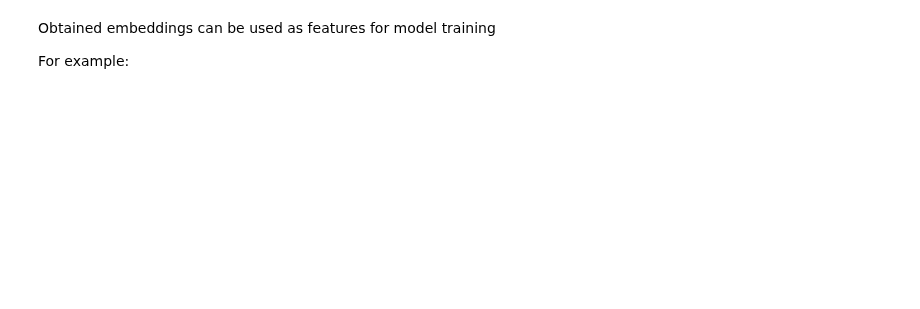
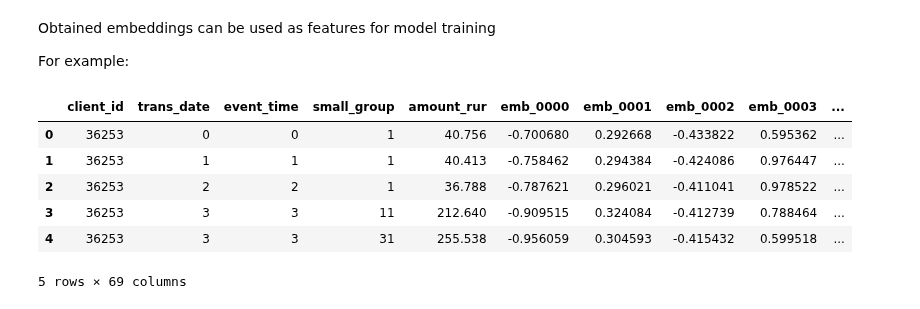
Before and after one commit to dllllb/pytorch-lifestream, a Jupyter notebook: demo/transaction-emb.ipynb, the cells around one changed output. Cells and saved outputs as stored; diff of their text form; code cells hidden in the pictures; blank space fills up the shorter version.

```diff
--- a/demo/transaction-emb.ipynb
+++ b/demo/transaction-emb.ipynb
@@ -354,3 +344,13 @@ Text(0, 0.5, 'trans_date')
 Obtained embeddings can be used as features for model training
 
 For example:
+# %%
+full_predict.head()
+# %% [output]
+|  | client_id | trans_date | event_time | small_group | amount_rur | emb_0000 | emb_0001 | emb_0002 | emb_0003 | ... |
+| 0 | 36253 | 0 | 0 | 1 | 40.756 | -0.700680 | 0.292668 | -0.433822 | 0.595362 | ... |
+| 1 | 36253 | 1 | 1 | 1 | 40.413 | -0.758462 | 0.294384 | -0.424086 | 0.976447 | ... |
+| 2 | 36253 | 2 | 2 | 1 | 36.788 | -0.787621 | 0.296021 | -0.411041 | 0.978522 | ... |
+| 3 | 36253 | 3 | 3 | 11 | 212.640 | -0.909515 | 0.324084 | -0.412739 | 0.788464 | ... |
+| 4 | 36253 | 3 | 3 | 31 | 255.538 | -0.956059 | 0.304593 | -0.415432 | 0.599518 | ... |
+5 rows × 69 columns
```
Also changed, not shown: parts of 14 cells of this notebook.
